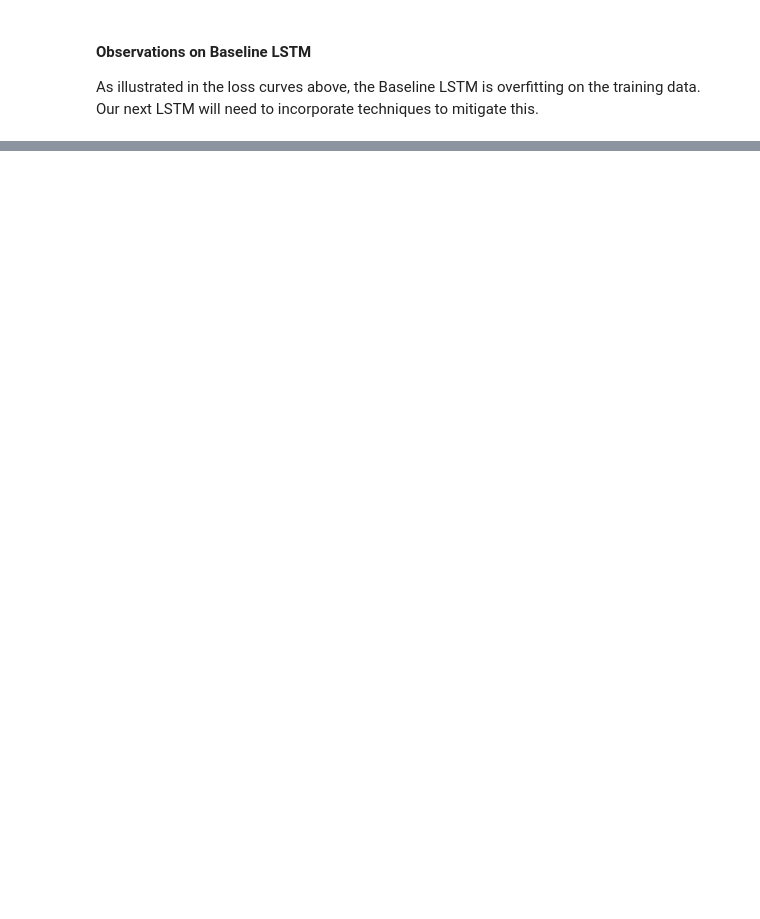
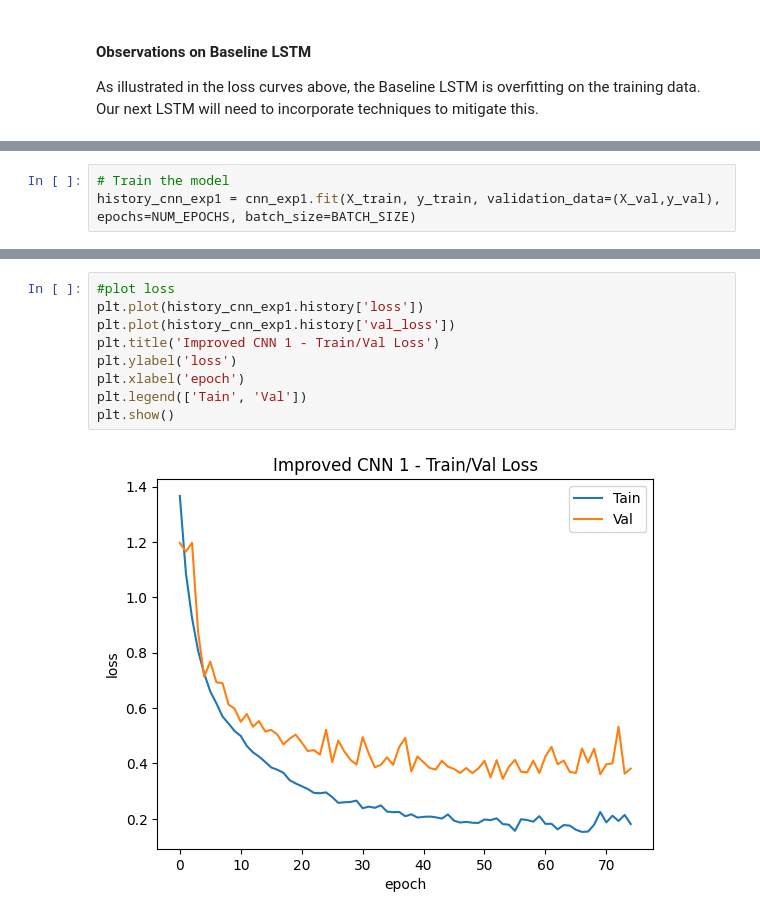
Before and after one commit to t4ai/music-composer-classification, a Jupyter notebook: composer-classifier.ipynb, the cells around one changed output, grey strips where cells are left out. Cells and saved outputs as stored; diff of their text form; blank space fills up the shorter version.

```diff
--- a/composer-classifier.ipynb
+++ b/composer-classifier.ipynb
@@ -644,0 +794,3 @@ Text(0.5, 1.0, 'Confusion matrix - Improved LSTM 2')
+# %%
+# Train the model
+history_cnn_exp1 = cnn_exp1.fit(X_train, y_train, validation_data=(X_val,y_val), epochs=NUM_EPOCHS, batch_size=BATCH_SIZE)
@@ -644,0 +815,11 @@ Text(0.5, 1.0, 'Confusion matrix - Improved LSTM 2')
+# %%
+#plot loss
+plt.plot(history_cnn_exp1.history['loss'])
+plt.plot(history_cnn_exp1.history['val_loss'])
+plt.title('Improved CNN 1 - Train/Val Loss')
+plt.ylabel('loss')
+plt.xlabel('epoch')
+plt.legend(['Tain', 'Val'])
+plt.show()
+# %% [output]
+[figure, added]
```
Also changed, not shown: parts of 34 cells of this notebook.
